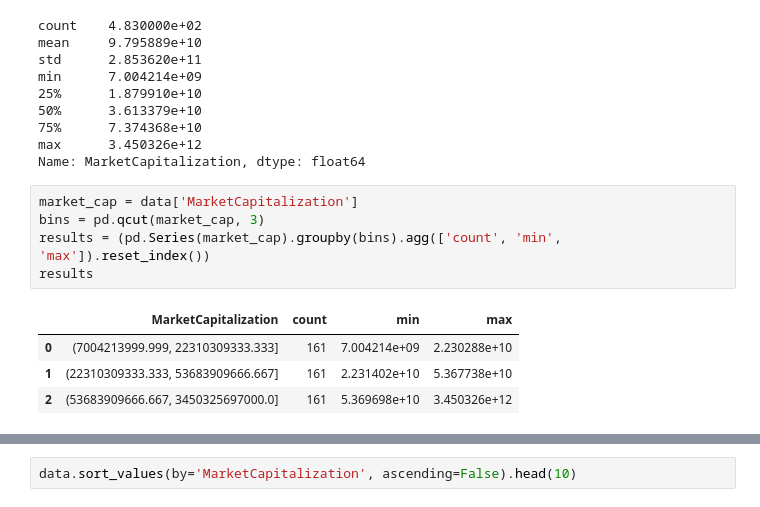
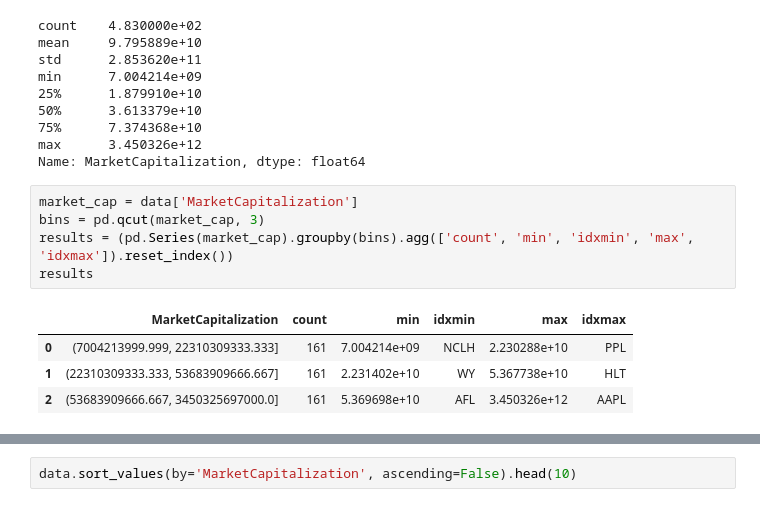
Before and after one commit to fadeeva/stock_market_research, a Jupyter notebook: Portfolio/Asset_Selection.ipynb, the cells around one changed output, grey strips where cells are left out. Saved outputs shown, nothing was run; the diff lists cells and outputs as text.

```diff
--- a/Portfolio/Asset_Selection.ipynb
+++ b/Portfolio/Asset_Selection.ipynb
@@ -169,12 +171,12 @@ Name: MarketCapitalization, dtype: float64
 # %%
 market_cap = data['MarketCapitalization']
 bins = pd.qcut(market_cap, 3)
-results = (pd.Series(market_cap).groupby(bins).agg(['count', 'min', 'max']).reset_index())
+results = (pd.Series(market_cap).groupby(bins).agg(['count', 'min', 'idxmin', 'max', 'idxmax']).reset_index())
 results
 # %% [output]
-|  | MarketCapitalization | count | min | max |
-| 0 | (7004213999.999, 22310309333.333] | 161 | 7.004214e+09 | 2.230288e+10 |
-| 1 | (22310309333.333, 53683909666.667] | 161 | 2.231402e+10 | 5.367738e+10 |
-| 2 | (53683909666.667, 3450325697000.0] | 161 | 5.369698e+10 | 3.450326e+12 |
+|  | MarketCapitalization | count | min | idxmin | max | idxmax |
+| 0 | (7004213999.999, 22310309333.333] | 161 | 7.004214e+09 | NCLH | 2.230288e+10 | PPL |
+| 1 | (22310309333.333, 53683909666.667] | 161 | 2.231402e+10 | WY | 5.367738e+10 | HLT |
+| 2 | (53683909666.667, 3450325697000.0] | 161 | 5.369698e+10 | AFL | 3.450326e+12 | AAPL |
 # %%
 cat['market_cap_bins'] = bins
```
Also changed, not shown: parts of 8 cells of this notebook.
